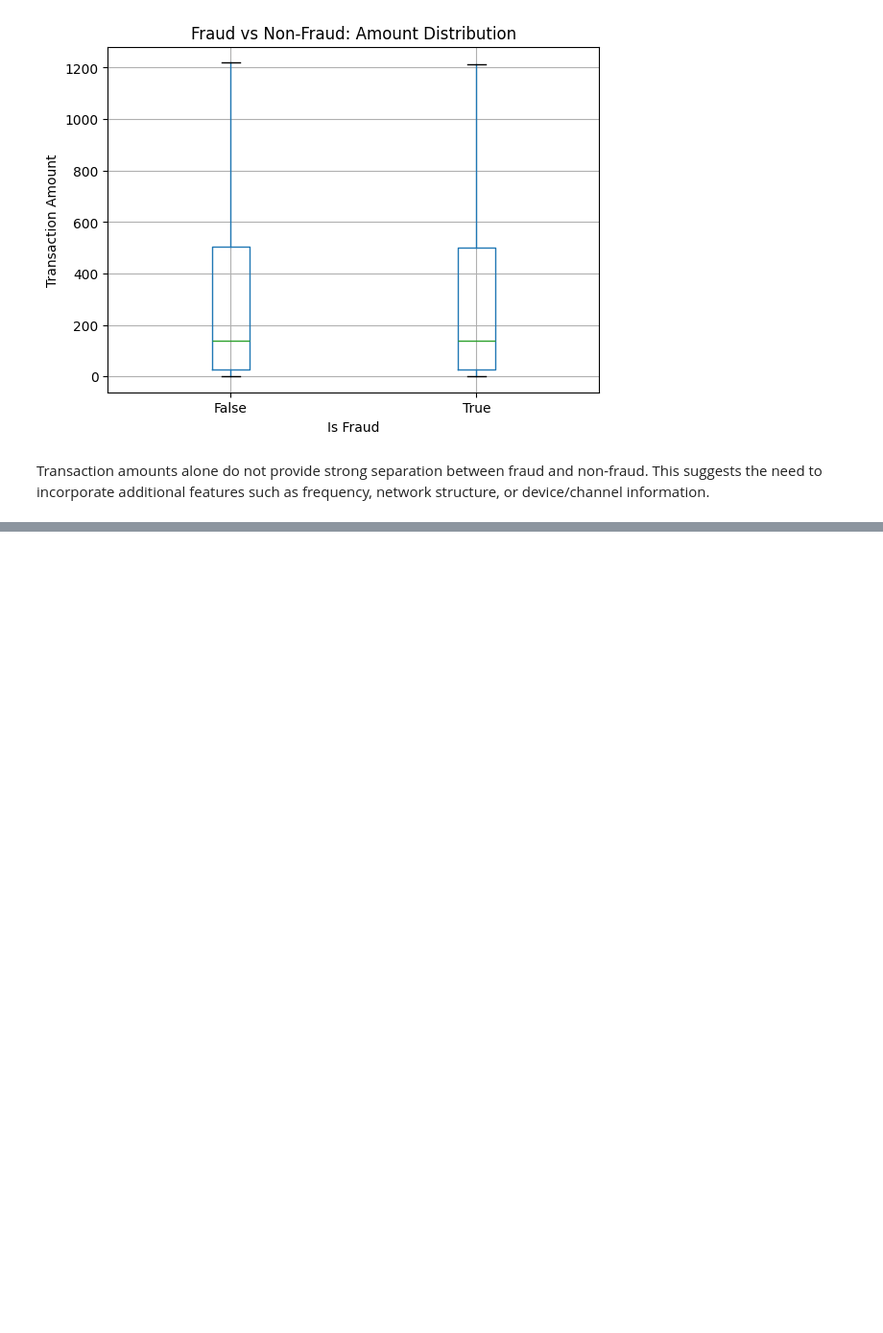
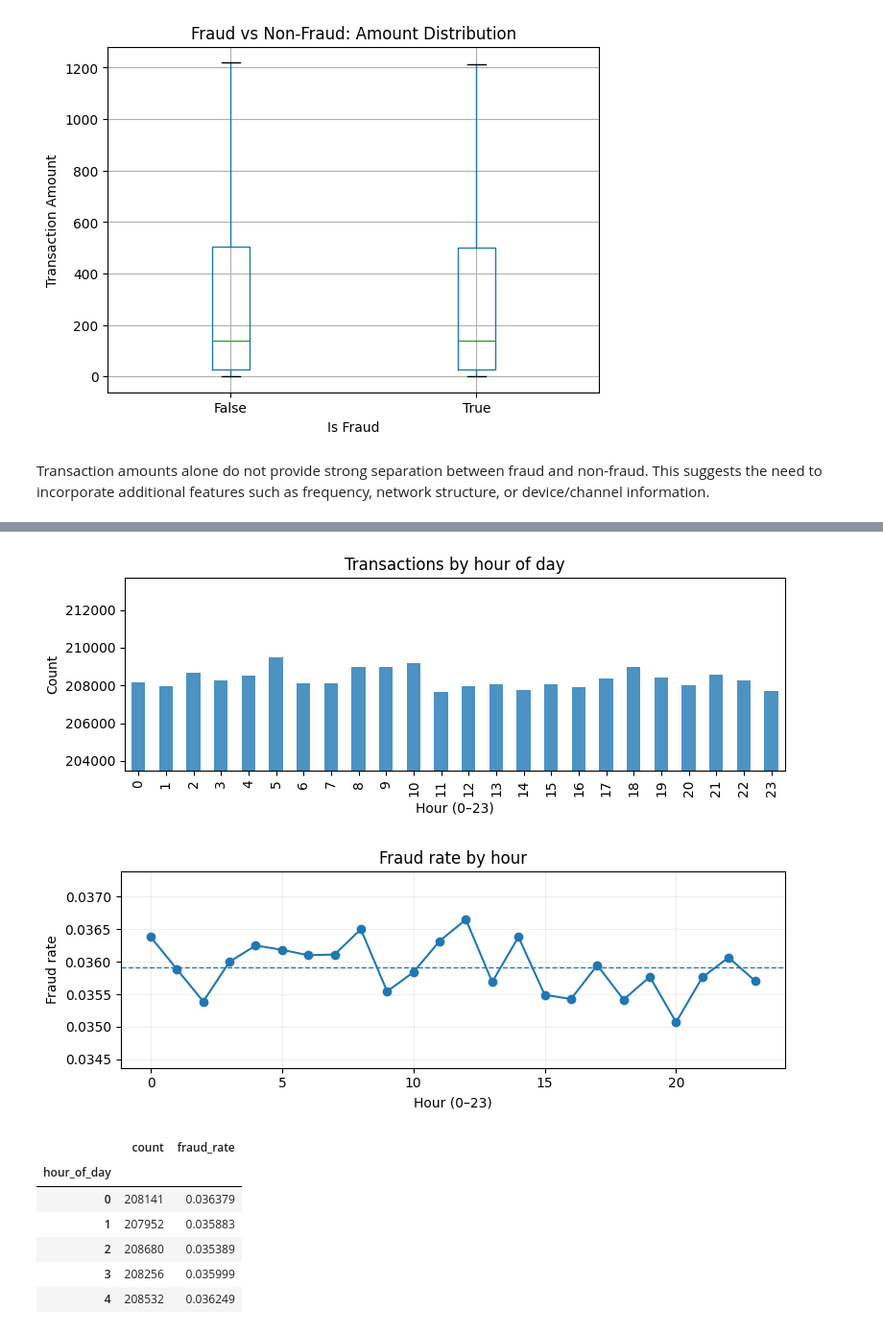
Before and after one commit to nora-li-ds/Agent-Based-Modelling-for-Scam-Spread, a Jupyter notebook: notebooks/01_data_exploration.ipynb, the cells around one changed output, grey strips where cells are left out. Shown: that part at 96% size. Saved outputs shown, nothing was run; the diff lists cells and outputs as text; code cells hidden in the pictures; blank space fills up the shorter version.

```diff
--- a/notebooks/01_data_exploration.ipynb
+++ b/notebooks/01_data_exploration.ipynb
@@ -258,0 +263,64 @@ NameError: name 'TYPE_COL' is not defined
+# %%
+# Step 7.1 — Fraud rate by hour (zoomed y-axis)
+
+hour_col = (
+    "hour_of_day" if "hour_of_day" in df_std.columns
+    else ("hour" if "hour" in df_std.columns else None)
+)
+
+if (hour_col is None) or (FRAUD_COL is None) or (FRAUD_COL not in df_std.columns):
+    print("Missing hour or fraud label; skip fraud-by-hour.")
+else:
+    # make sure fraud is binary 0/1
+    y = pd.to_numeric(df_std[FRAUD_COL], errors="coerce").fillna(0).astype(int)
+
+    # crosstab for counts by hour x {0,1}; reindex to ensure all 24 hours show up
+    ct = pd.crosstab(df_std[hour_col], y)
+    if 0 not in ct.columns: ct[0] = 0
+    if 1 not in ct.columns: ct[1] = 0
+    ct = ct[[0, 1]].sort_index()
+    ct = ct.reindex(range(24), fill_value=0)
+
+    total = ct.sum(axis=1).replace(0, np.nan)
+    fraud_rate_by_hour = (ct[1] / total).fillna(0)
+
+    # --- Plot 1: hourly counts (zoomed y-axis)
+    ax = ct.sum(axis=1).plot(kind="bar", figsize=(8,3), alpha=0.8)
+    ax.set_title("Transactions by hour of day")
+    ax.set_xlabel("Hour (0–23)")
+    ax.set_ylabel("Count")
+    ymin, ymax = ct.sum(axis=1).min()*0.98, ct.sum(axis=1).max()*1.02
+    ax.set_ylim(ymin, ymax)
+    plt.tight_layout()
+    plt.show()
+
+    # --- Plot 2: fraud rate by hour (zoomed y-axis)
+    plt.figure(figsize=(8,3))
+    plt.plot(fraud_rate_by_hour.index, fraud_rate_by_hour.values, marker="o")
+    plt.title("Fraud rate by hour")
+    plt.xlabel("Hour (0–23)")
+    plt.ylabel("Fraud rate")
+
+    fr_min, fr_max = fraud_rate_by_hour.min(), fraud_rate_by_hour.max()
+    plt.ylim(fr_min*0.98, fr_max*1.02)   # zoom
+    # optional: mean line for reference
+    plt.axhline(fraud_rate_by_hour.mean(), linestyle="--", linewidth=1)
+    plt.grid(alpha=0.2)
+    plt.tight_layout()
+    plt.show()
+
+    # small preview table (optional)
+    display(pd.DataFrame({
+        "count": ct.sum(axis=1),
+        "fraud_rate": fraud_rate_by_hour
+    }).head())
+# %% [output]
+[figure, added]
+[figure, added]
+|  | count | fraud_rate |
+| hour_of_day |  |  |
+| 0 | 208141 | 0.036379 |
+| 1 | 207952 | 0.035883 |
+| 2 | 208680 | 0.035389 |
+| 3 | 208256 | 0.035999 |
+| 4 | 208532 | 0.036249 |
```
Also changed, not shown: parts of 5 cells of this notebook, 3 other files.
